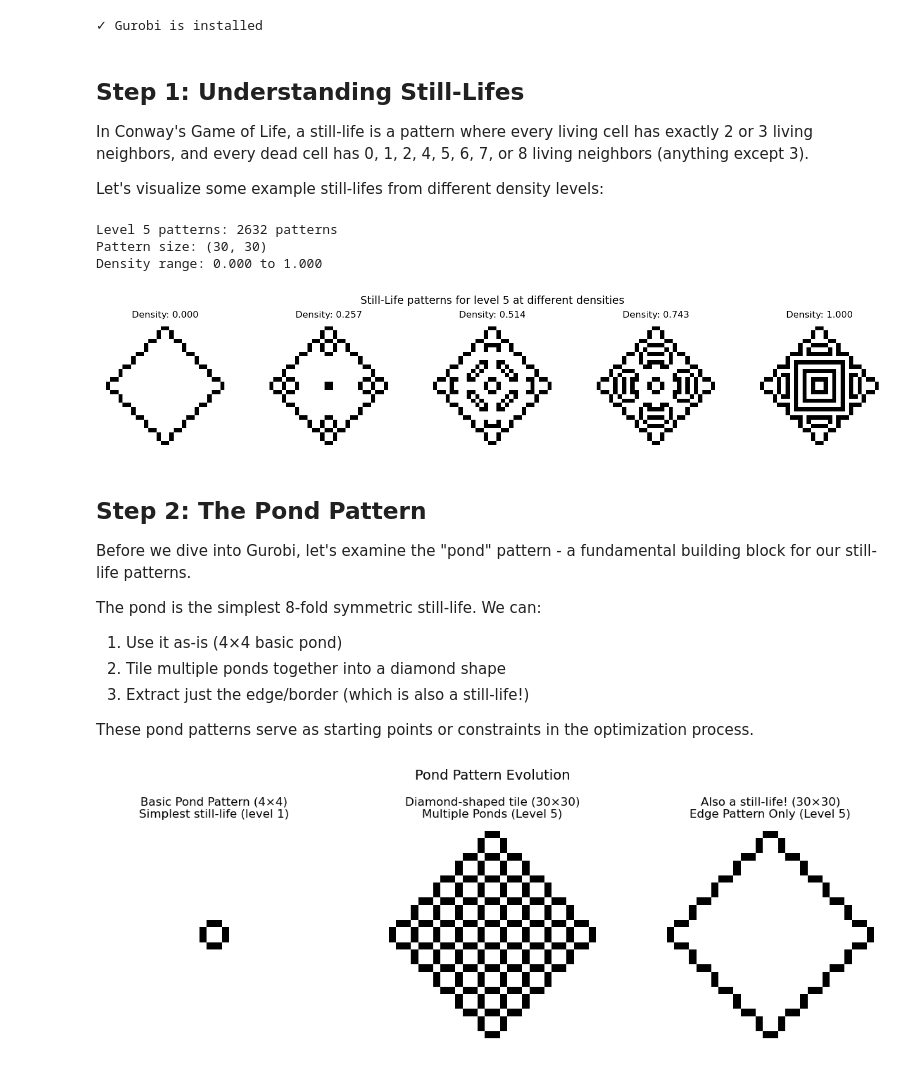
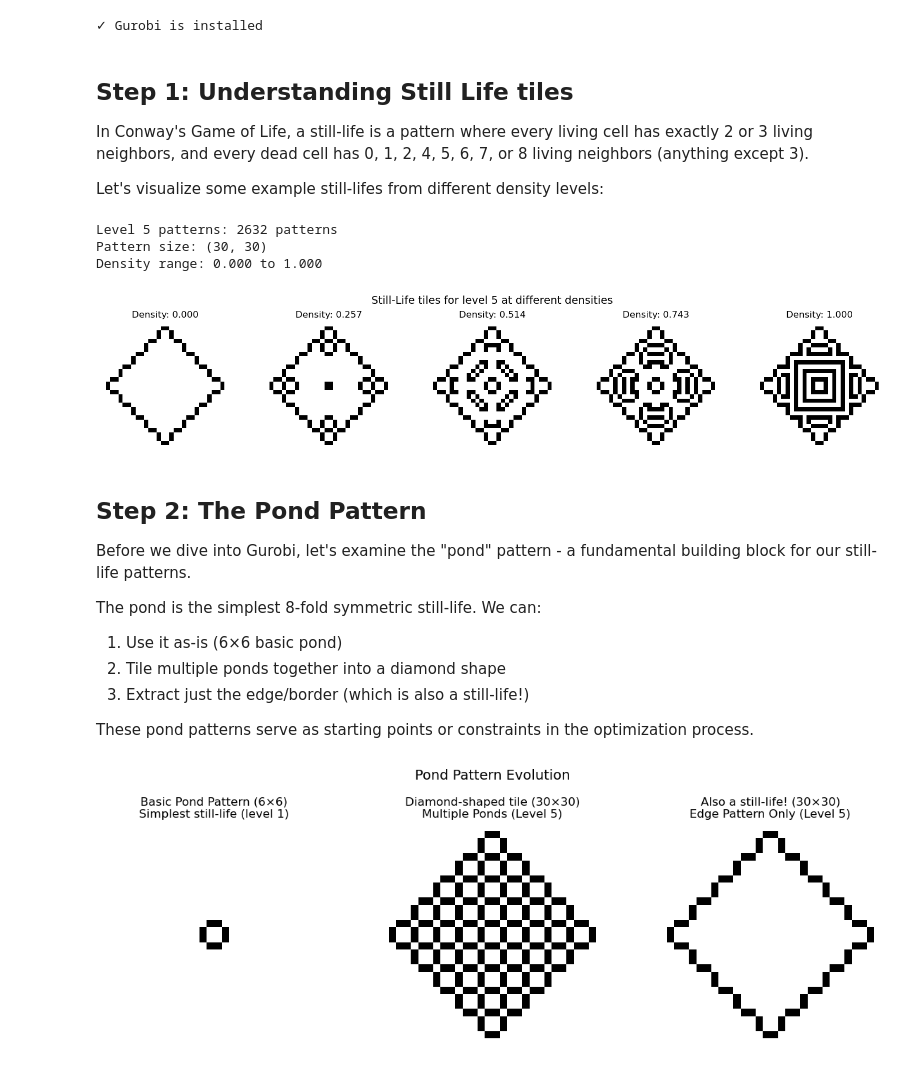
Before and after one commit to mrollier/game-of-life-mosaics, a Jupyter notebook: notebooks/pattern_generation.ipynb, the cells around one changed output. Drawn from its saved outputs; the diff is of its cells as text; code cells hidden in the pictures.

```diff
--- a/notebooks/pattern_generation.ipynb
+++ b/notebooks/pattern_generation.ipynb
@@ -29,7 +34,7 @@ except ImportError:
 # %% [output]
 ✓ Gurobi is installed
 # %% [markdown]
-## Step 1: Understanding Still-Lifes
+## Step 1: Understanding Still Life tiles
 
 In Conway's Game of Life, a still-life is a pattern where every living cell has exactly 2 or 3 living neighbors, and every dead cell has 0, 1, 2, 4, 5, 6, 7, or 8 living neighbors (anything except 3).
 
@@ -37,41 +42,41 @@ Let's visualize some example still-lifes from different density levels:
 # %%
 # Load pre-computed patterns
 level=5
 library = PatternLibrary.load(level=level)
 
 print(f"Level {level} patterns: {len(library.solutions)} patterns")
 print(f"Pattern size: {library.solutions.shape[1:]}")
 print(f"Density range: {library.densities.min():.3f} to {library.densities.max():.3f}")
 
 # Show patterns at different densities
 fig, axes = plt.subplots(1, 5, figsize=(15, 3))
 densities_to_show = [0.0, 0.25, 0.5, 0.75, 1.0]
 
 for ax, target_density in zip(axes, densities_to_show):
     # Find pattern closest to target density
     idx = np.argmin(np.abs(library.densities - target_density))
     pattern = library.solutions[idx]
     actual_density = library.densities[idx]
 
     ax.imshow(pattern, cmap='binary', interpolation='nearest')
     ax.set_title(f'Density: {actual_density:.3f}')
     ax.axis('off')
 
-plt.suptitle(f'Still-Life patterns for level {level} at different densities', fontsize=14)
+plt.suptitle(f'Still-Life tiles for level {level} at different densities', fontsize=14)
 plt.tight_layout()
 plt.show()
 # %% [output]
 Level 5 patterns: 2632 patterns
 Pattern size: (30, 30)
 Density range: 0.000 to 1.000
-[figure, old version]
+[figure, new version]
 # %% [markdown]
 ## Step 2: The Pond Pattern
 
 Before we dive into Gurobi, let's examine the "pond" pattern - a fundamental building block for our still-life patterns.
 
 The pond is the simplest 8-fold symmetric still-life. We can:
-1. Use it as-is (4×4 basic pond)
+1. Use it as-is (6×6 basic pond)
 2. Tile multiple ponds together into a diamond shape
 3. Extract just the edge/border (which is also a still-life!)
 
```
Also changed, not shown: parts of 18 cells of this notebook, 2 other files.
